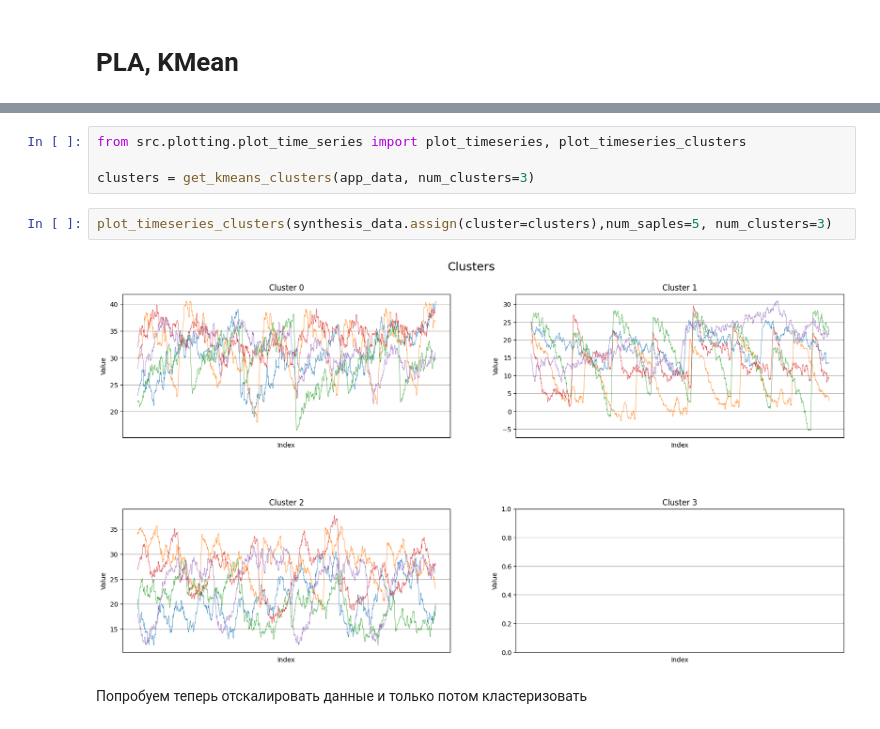
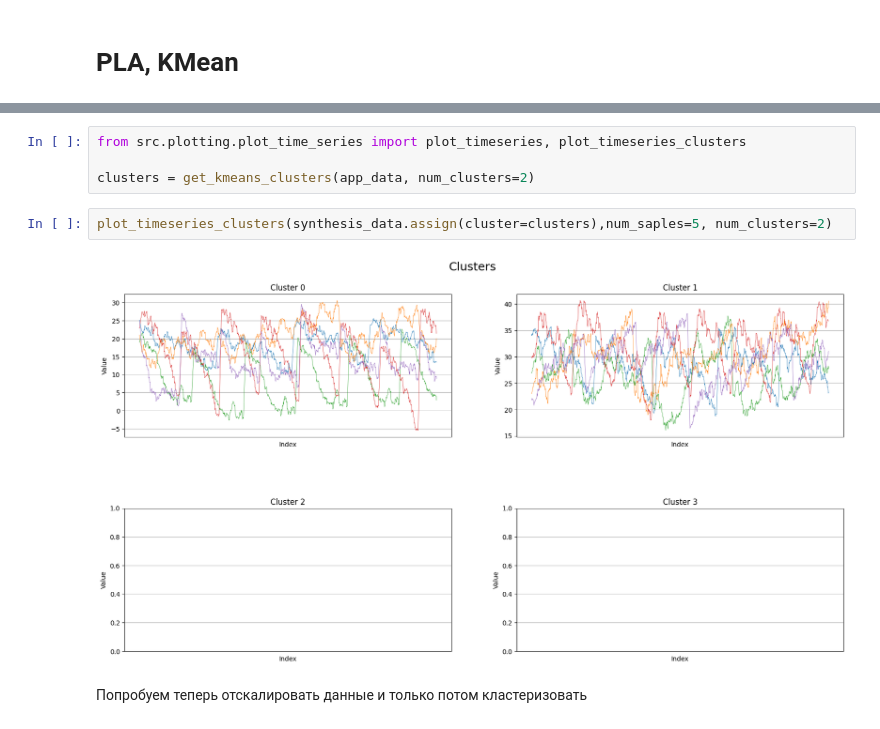
Before and after one commit to AndreyKondakovGW/TimeSeriesClusterization, a Jupyter notebook: methods/test_kmean.ipynb, the cells around one changed output, grey strips where cells are left out. Drawn from its saved outputs; the diff is of its cells as text.

```diff
--- a/methods/test_kmean.ipynb
+++ b/methods/test_kmean.ipynb
@@ -44,11 +52,11 @@ plt.show()
 # %%
 from src.plotting.plot_time_series import plot_timeseries, plot_timeseries_clusters
 
-clusters = get_kmeans_clusters(app_data, num_clusters=3)
+clusters = get_kmeans_clusters(app_data, num_clusters=2)
 # %%
-plot_timeseries_clusters(synthesis_data.assign(cluster=clusters),num_saples=5, num_clusters=3)
+plot_timeseries_clusters(synthesis_data.assign(cluster=clusters),num_saples=5, num_clusters=2)
 # %% [output]
-[figure, old version]
+[figure, new version]
 # %% [markdown]
 Попробуем теперь отскалировать данные и только потом кластеризовать
 # %%
```
Also changed, not shown: parts of 10 cells of this notebook, 3 other files.
